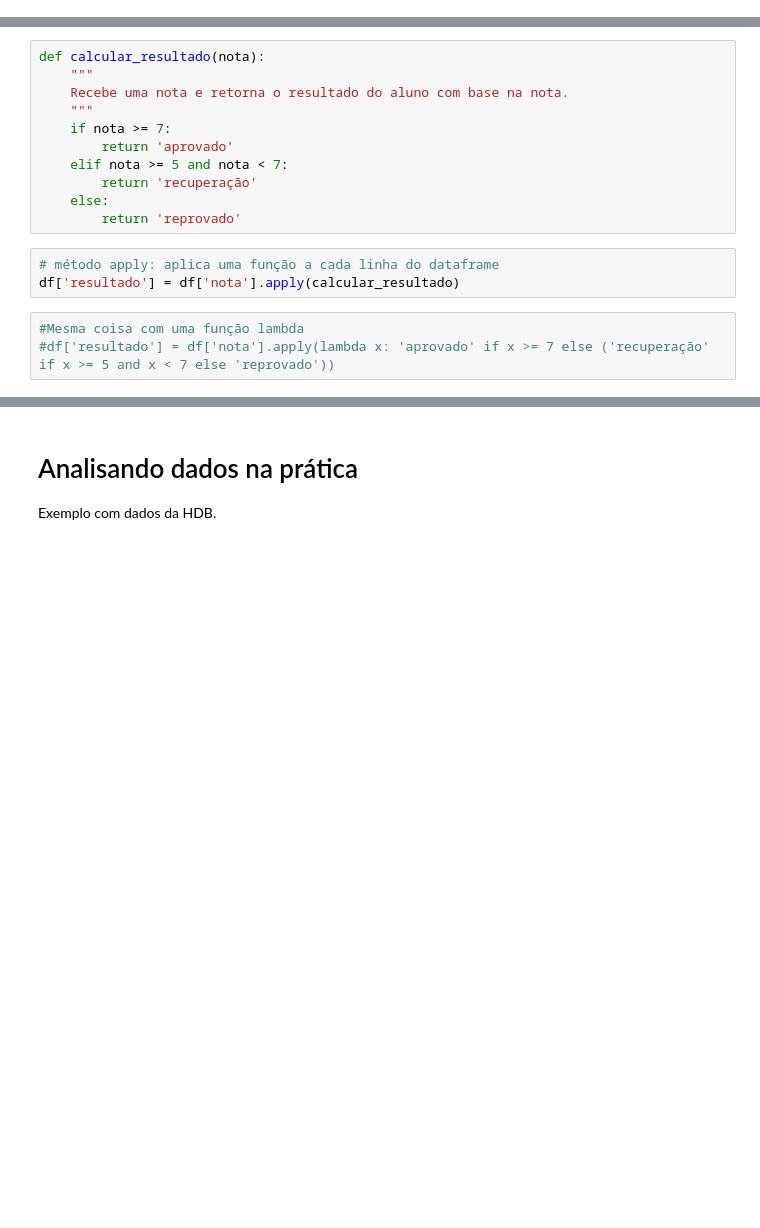
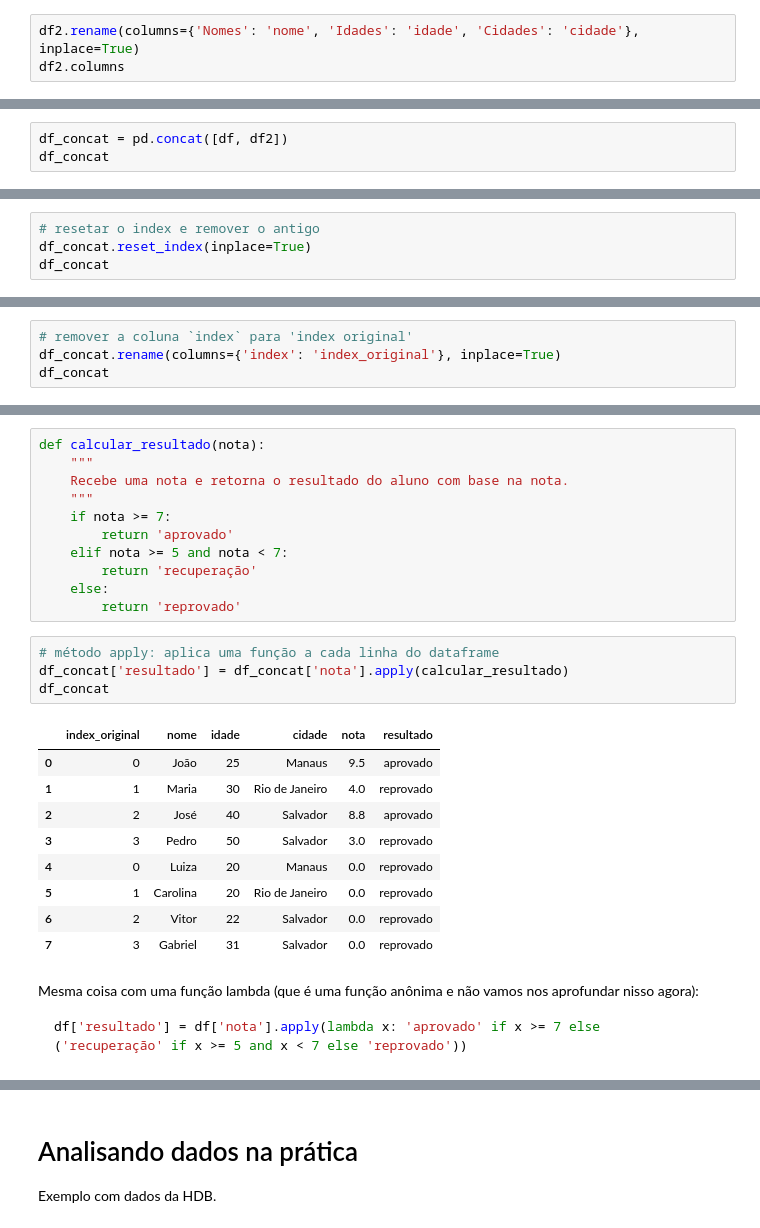
Before and after one commit to ericbrasiln/python-puc, a Jupyter notebook: dia3.ipynb, the cells around one changed output, grey strips where cells are left out. Saved outputs shown, nothing was run; the diff lists cells and outputs as text; blank space fills up the shorter version.

````diff
--- a/dia3.ipynb
+++ b/dia3.ipynb
@@ -270,0 +283,3 @@ Vamos tentar incluir umc coluna 'resultado'.
+# %%
+df2.rename(columns={'Nomes': 'nome', 'Idades': 'idade', 'Cidades': 'cidade'}, inplace=True)
+df2.columns
@@ -270,0 +288,3 @@ Vamos tentar incluir umc coluna 'resultado'.
+# %%
+df_concat = pd.concat([df, df2])
+df_concat
@@ -270,0 +309,4 @@ Vamos tentar incluir umc coluna 'resultado'.
+# %%
+# resetar o index e remover o antigo
+df_concat.reset_index(inplace=True)
+df_concat
@@ -270,0 +332,4 @@ Vamos tentar incluir umc coluna 'resultado'.
+# %%
+# remover a coluna `index` para 'index original'
+df_concat.rename(columns={'index': 'index_original'}, inplace=True)
+df_concat
@@ -281,7 +511,21 @@ def calcular_resultado(nota):
         return 'reprovado'
 # %%
 # método apply: aplica uma função a cada linha do dataframe
-df['resultado'] = df['nota'].apply(calcular_resultado)
+df_concat['resultado'] = df_concat['nota'].apply(calcular_resultado)
+df_concat
+# %% [output]
+|  | index_original | nome | idade | cidade | nota | resultado |
+| 0 | 0 | João | 25 | Manaus | 9.5 | aprovado |
+| 1 | 1 | Maria | 30 | Rio de Janeiro | 4.0 | reprovado |
+| 2 | 2 | José | 40 | Salvador | 8.8 | aprovado |
+| 3 | 3 | Pedro | 50 | Salvador | 3.0 | reprovado |
+| 4 | 0 | Luiza | 20 | Manaus | 0.0 | reprovado |
+| 5 | 1 | Carolina | 20 | Rio de Janeiro | 0.0 | reprovado |
+| 6 | 2 | Vitor | 22 | Salvador | 0.0 | reprovado |
+| 7 | 3 | Gabriel | 31 | Salvador | 0.0 | reprovado |
-# %%
-#Mesma coisa com uma função lambda
-#df['resultado'] = df['nota'].apply(lambda x: 'aprovado' if x >= 7 else ('recuperação' if x >= 5 and x < 7 else 'reprovado'))
+# %% [markdown]
+Mesma coisa com uma função lambda (que é uma função anônima e não vamos nos aprofundar nisso agora):
+
+```python
+df['resultado'] = df['nota'].apply(lambda x: 'aprovado' if x >= 7 else ('recuperação' if x >= 5 and x < 7 else 'reprovado'))
+```
````
Also changed, not shown: parts of 94 cells of this notebook.
